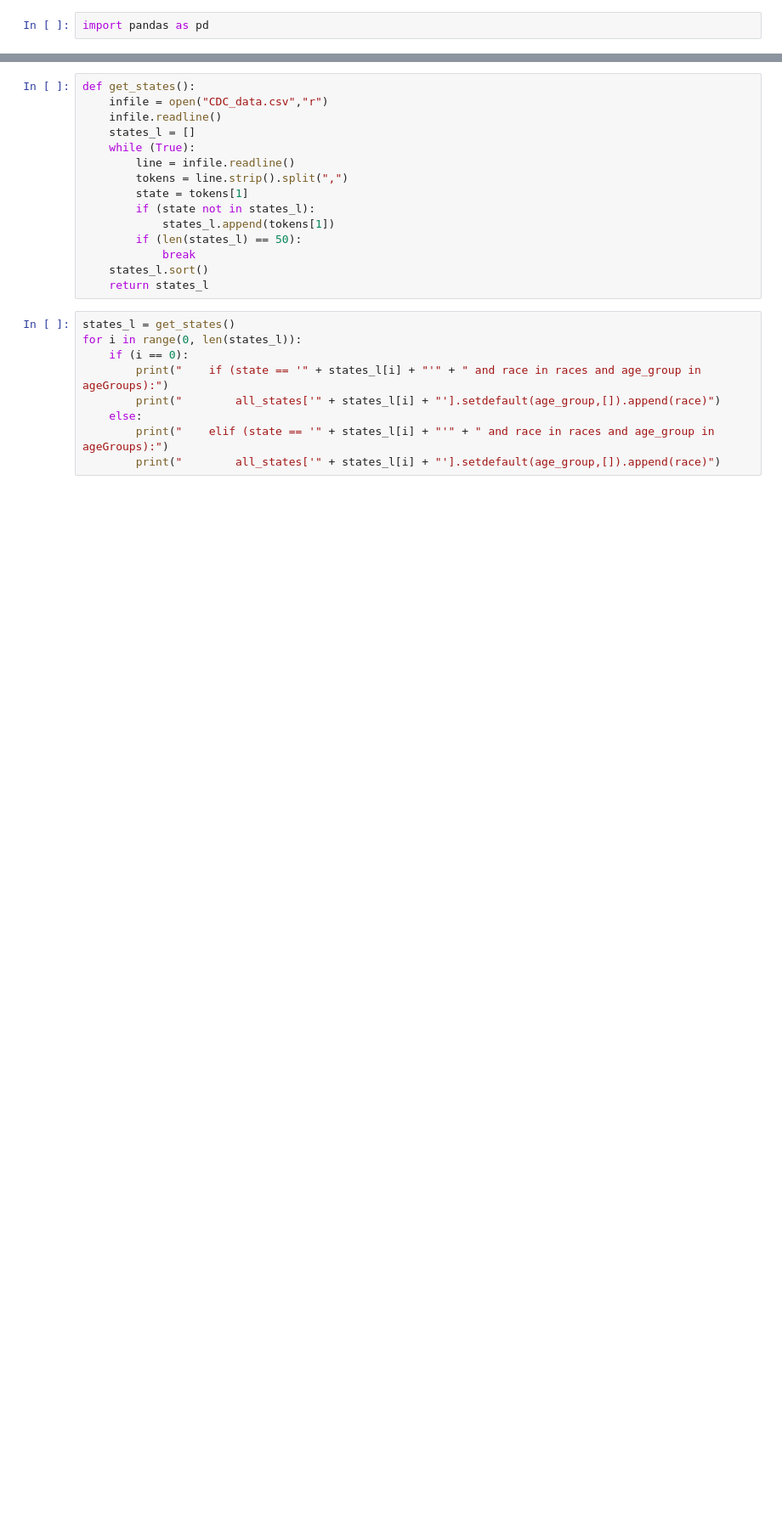
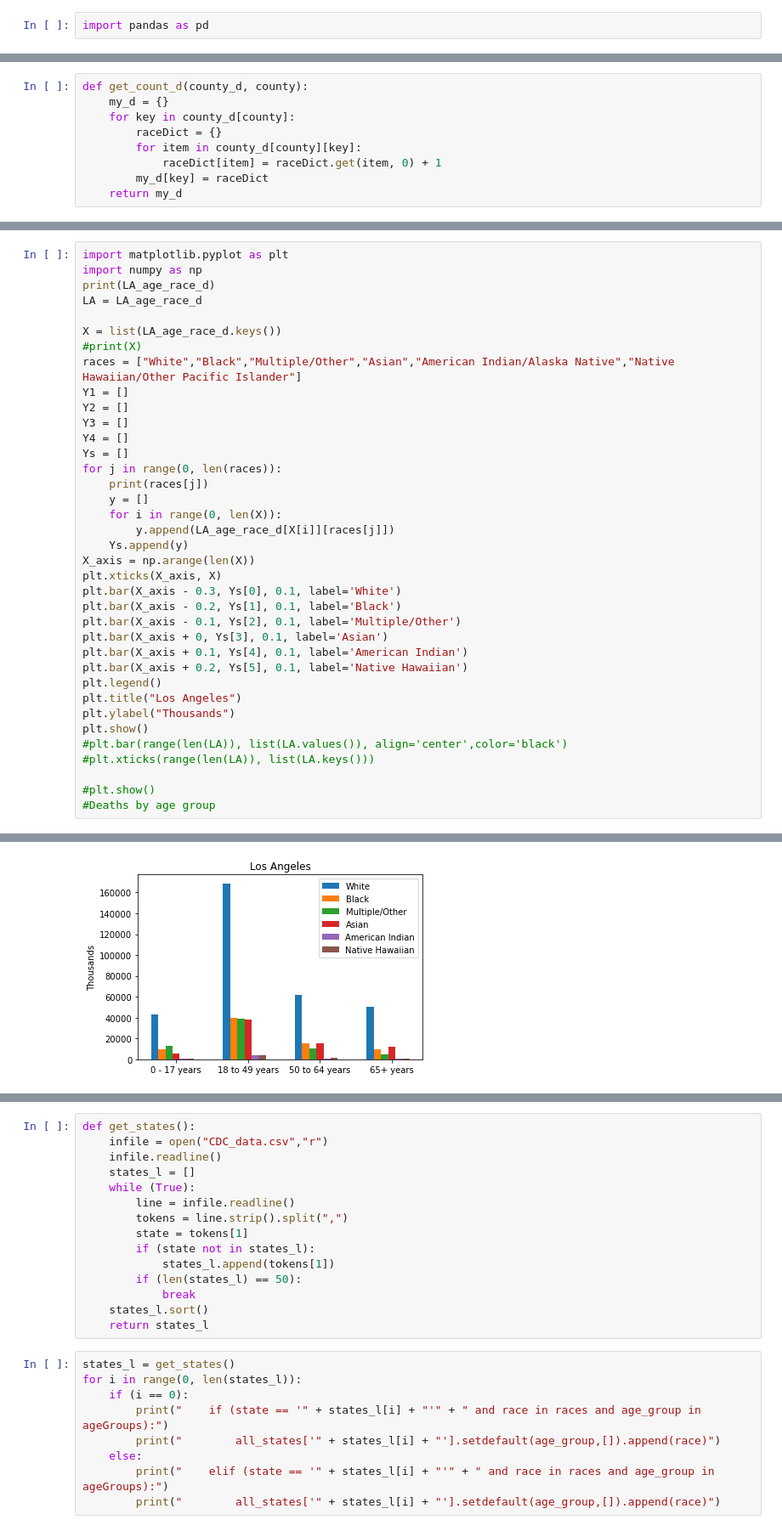
Before and after one commit to microtaryn/HotPodatas, a Jupyter notebook: CDC_COVID.ipynb, the cells around one changed output, grey strips where cells are left out. Shown at 85% size. Cells and saved outputs as stored; diff of their text form; blank space fills up the shorter version.

```diff
--- a/CDC_COVID.ipynb
+++ b/CDC_COVID.ipynb
@@ -2,0 +9,9 @@ import pandas as pd
+# %%
+def get_count_d(county_d, county):
+    my_d = {}
+    for key in county_d[county]:
+        raceDict = {}
+        for item in county_d[county][key]:
+            raceDict[item] = raceDict.get(item, 0) + 1
+        my_d[key] = raceDict
+    return my_d
@@ -2,0 +145,38 @@ import pandas as pd
+# %%
+import matplotlib.pyplot as plt
+import numpy as np
+print(LA_age_race_d)
+LA = LA_age_race_d
+
+X = list(LA_age_race_d.keys())
+#print(X)
+races = ["White","Black","Multiple/Other","Asian","American Indian/Alaska Native","Native Hawaiian/Other Pacific Islander"]
+Y1 = []
+Y2 = []
+Y3 = []
+Y4 = []
+Ys = []
+for j in range(0, len(races)):
+    print(races[j])
+    y = []
+    for i in range(0, len(X)):
+        y.append(LA_age_race_d[X[i]][races[j]])
+    Ys.append(y)
+X_axis = np.arange(len(X))
+plt.xticks(X_axis, X)
+plt.bar(X_axis - 0.3, Ys[0], 0.1, label='White')
+plt.bar(X_axis - 0.2, Ys[1], 0.1, label='Black')
+plt.bar(X_axis - 0.1, Ys[2], 0.1, label='Multiple/Other')
+plt.bar(X_axis + 0, Ys[3], 0.1, label='Asian')
+plt.bar(X_axis + 0.1, Ys[4], 0.1, label='American Indian')
+plt.bar(X_axis + 0.2, Ys[5], 0.1, label='Native Hawaiian')
+plt.legend()
+plt.title("Los Angeles")
+plt.ylabel("Thousands")
+plt.show()
+#plt.bar(range(len(LA)), list(LA.values()), align='center',color='black')
+#plt.xticks(range(len(LA)), list(LA.keys()))
+
+#plt.show()
+#Deaths by age group
+# %% [output]
@@ -2,0 +190 @@ import pandas as pd
+[figure, added]
```
Also changed, not shown: parts of 10 cells of this notebook.
